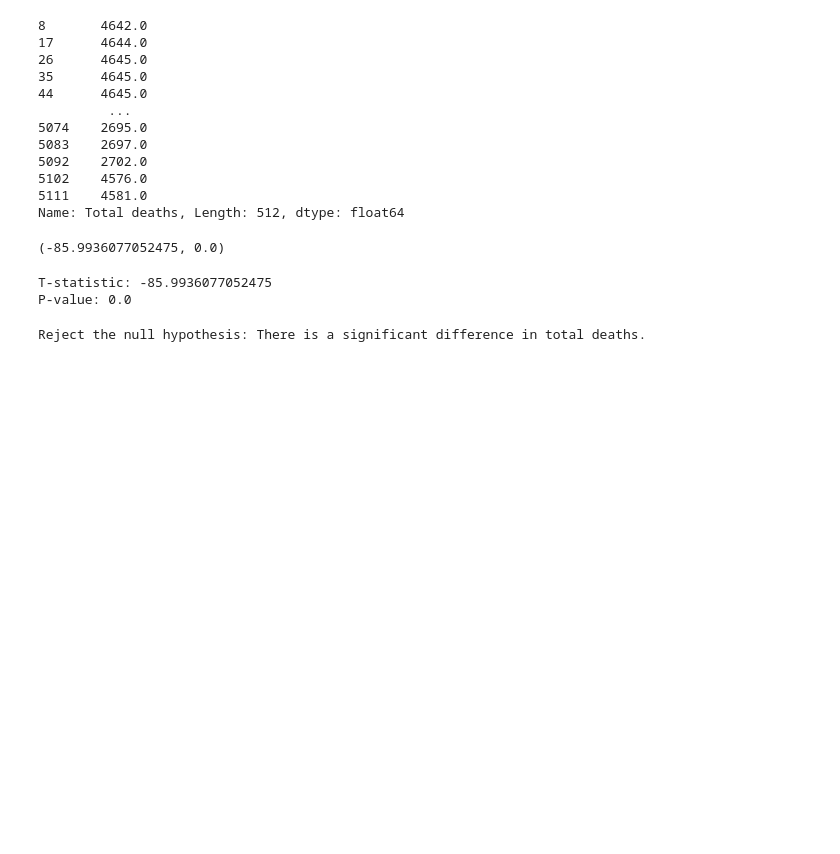
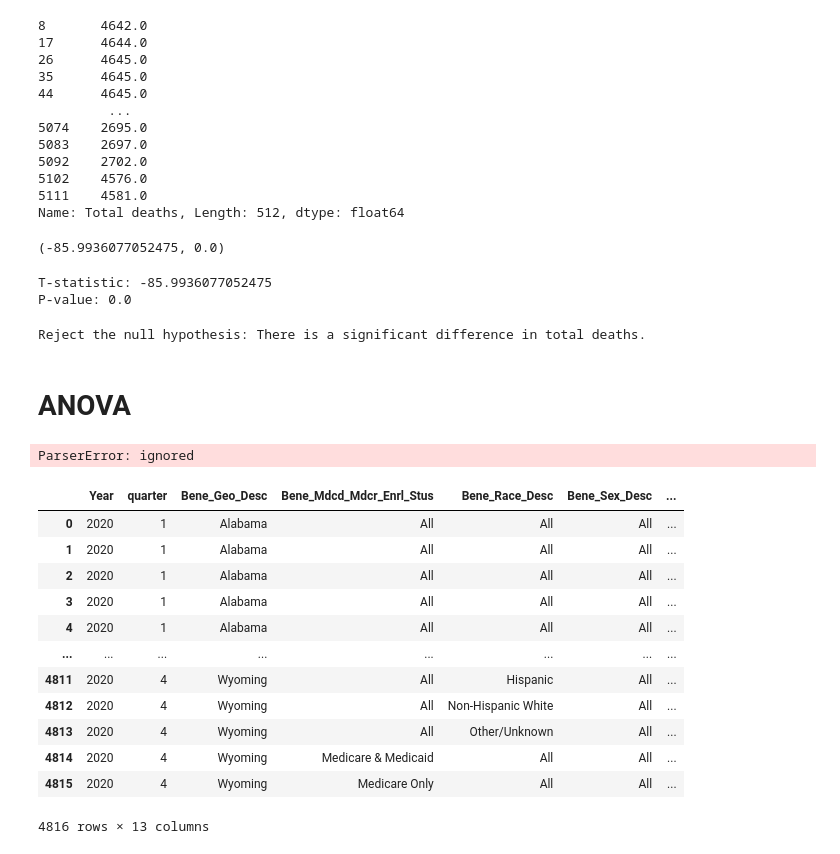
Before and after one commit to Alyssasorensen/datasci_5_statistics, a Jupyter notebook: datasci_5_statistics.ipynb, the cells around one changed output. Drawn from its saved outputs; the diff is of its cells as text; code cells hidden in the pictures; blank space fills up the shorter version.

```diff
--- a/datasci_5_statistics.ipynb
+++ b/datasci_5_statistics.ipynb
@@ -161,3 +161,5 @@ else:
     print("Fail to reject the null hypothesis: There is no significant difference in total deaths.")
 # %% [output]
 Reject the null hypothesis: There is a significant difference in total deaths.
+# %% [markdown]
+# ANOVA
@@ -163,0 +169,24 @@ Reject the null hypothesis: There is a significant difference in total deaths.
+# %%
+# Upload the CSV file
+df = pd.read_csv('https://raw.githubusercontent.com/Alyssasorensen/datasci_5_statistics/main/datasets/TMEDTREND_PUBLIC_230821.csv')
+df
+# %% [output]
+ParserError: ignored
+# %%
+# Filter out rows where 'Bene_Geo_Desc' is not null
+filtered_df = df.dropna(subset=['Bene_Geo_Desc'])
+filtered_df
+# %% [output]
+|  | Year | quarter | Bene_Geo_Desc | Bene_Mdcd_Mdcr_Enrl_Stus | Bene_Race_Desc | Bene_Sex_Desc | ... |
+| 0 | 2020 | 1 | Alabama | All | All | All | ... |
+| 1 | 2020 | 1 | Alabama | All | All | All | ... |
+| 2 | 2020 | 1 | Alabama | All | All | All | ... |
+| 3 | 2020 | 1 | Alabama | All | All | All | ... |
+| 4 | 2020 | 1 | Alabama | All | All | All | ... |
+| ... | ... | ... | ... | ... | ... | ... | ... |
+| 4811 | 2020 | 4 | Wyoming | All | Hispanic | All | ... |
+| 4812 | 2020 | 4 | Wyoming | All | Non-Hispanic White | All | ... |
+| 4813 | 2020 | 4 | Wyoming | All | Other/Unknown | All | ... |
+| 4814 | 2020 | 4 | Wyoming | Medicare & Medicaid | All | All | ... |
+| 4815 | 2020 | 4 | Wyoming | Medicare Only | All | All | ... |
+4816 rows × 13 columns
```
Also changed, not shown: parts of 6 cells of this notebook.
